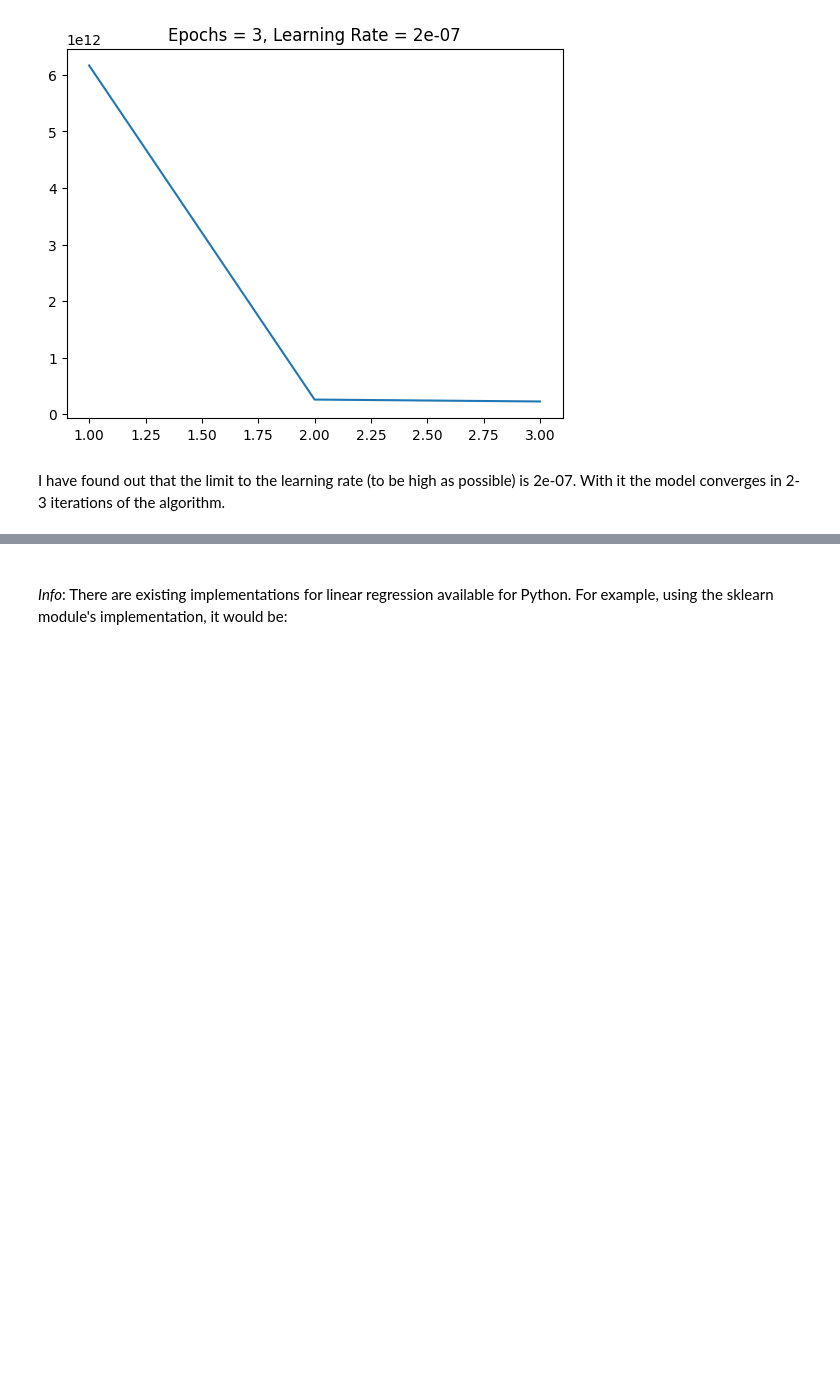
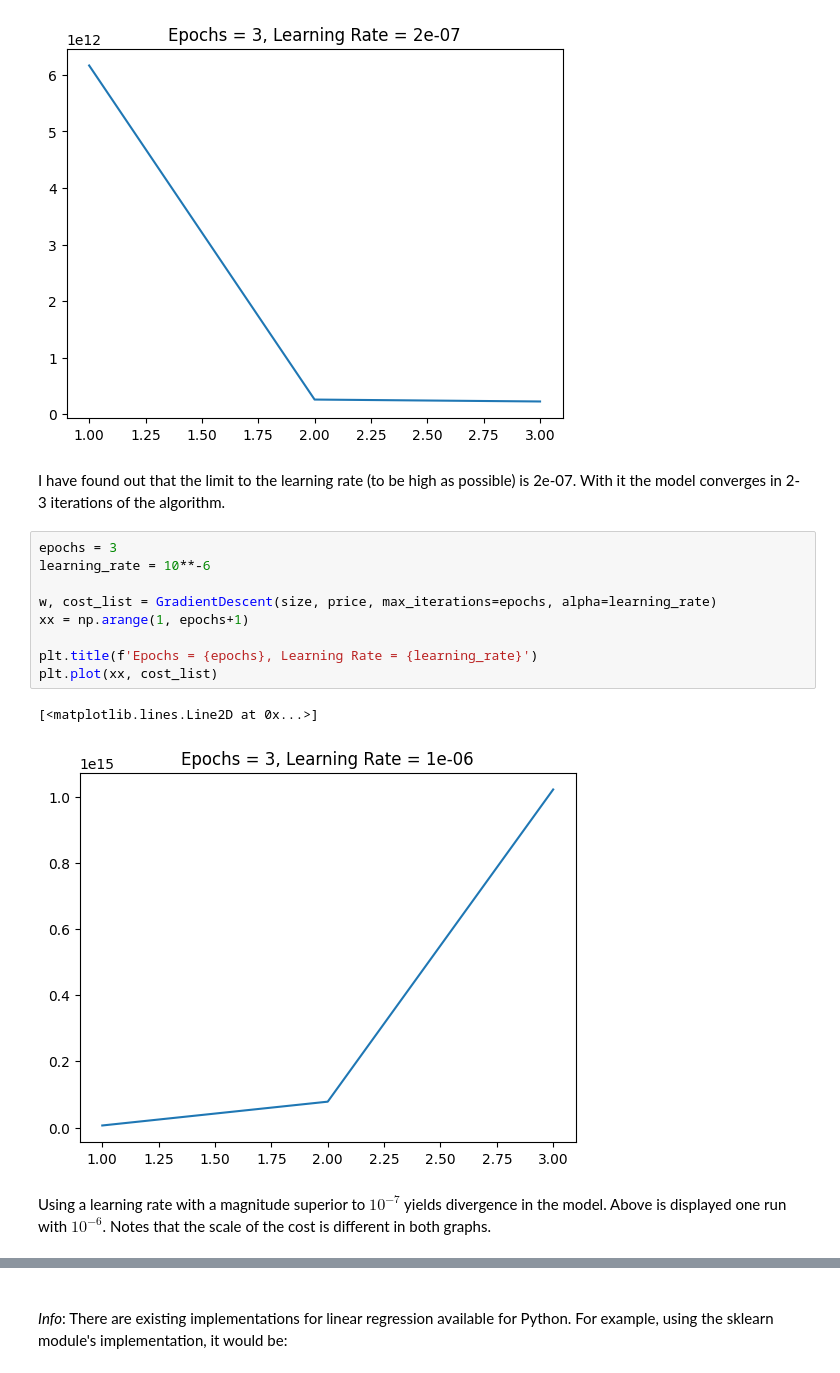
Before and after one commit to tomiock/ML2024-25, a Jupyter notebook: Session 1 - Linear Regression/P1_Linear_Regression.ipynb, the cells around one changed output, grey strips where cells are left out. Cells and saved outputs as stored; diff of their text form; blank space fills up the shorter version.

```diff
--- a/Session 1 - Linear Regression/P1_Linear_Regression.ipynb
+++ b/Session 1 - Linear Regression/P1_Linear_Regression.ipynb
@@ -336,6 +336,20 @@ plt.plot(xx, cost_list)
 [figure]
 # %% [markdown]
 I have found out that the limit to the learning rate (to be high as possible) is 2e-07. With it the model converges in 2-3 iterations of the algorithm.
+# %%
+epochs = 3
+learning_rate = 10**-6
+
+w, cost_list = GradientDescent(size, price, max_iterations=epochs, alpha=learning_rate)
+xx = np.arange(1, epochs+1)
+
+plt.title(f'Epochs = {epochs}, Learning Rate = {learning_rate}')
+plt.plot(xx, cost_list)
+# %% [output]
+[<matplotlib.lines.Line2D at 0x...>]
+[figure, added]
+# %% [markdown]
+Using a learning rate with a magnitude superior to $10^{-7}$ yields divergence in the model. Above is displayed one run with $10^{-6}$. Notes that the scale of the cost is different in both graphs.
 # %%
 xx = np.arange(min(size), max(size)) # create a range to get the horizontal values
 yy = [w[0] + w[1] * x for x in xx] # list comprehension like the previous cells
```
Also changed, not shown: parts of 3 cells of this notebook, 1 other file.
